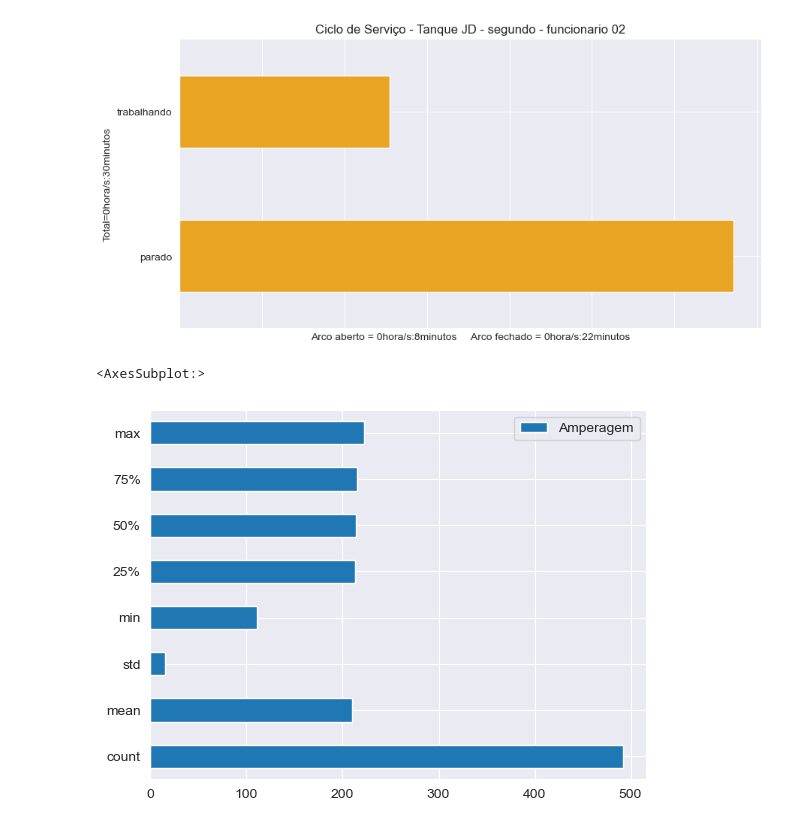
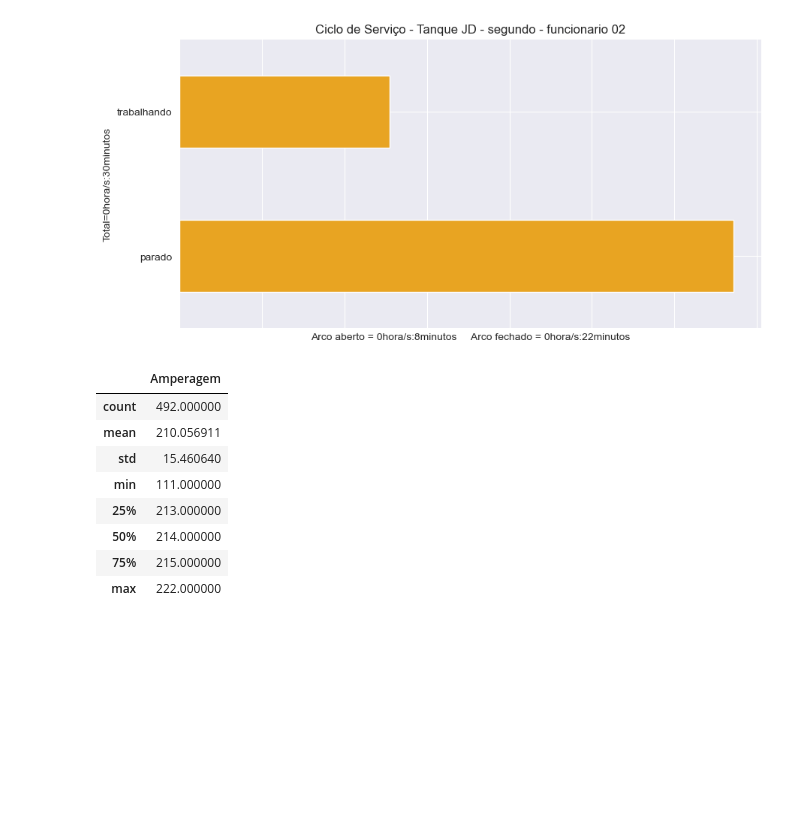
Before and after one commit to Pedrohprado/teste_frame_prometeus, a Jupyter notebook: dfFrame.ipynb, the cells around one changed output. Cells and saved outputs as stored; diff of their text form; code cells hidden in the pictures; blank space fills up the shorter version.

```diff
--- a/dfFrame.ipynb
+++ b/dfFrame.ipynb
@@ -125,9 +133,14 @@ plt.show()
 # %%
 dfjj = df
 dfjj = df.loc[df['Amperagem'] > 108]
-dfdes = dfjj.describe()
+dfjj.describe()
+# %% [output]
+|  | Amperagem |
+| count | 492.000000 |
+| mean | 210.056911 |
+| std | 15.460640 |
+| min | 111.000000 |
+| 25% | 213.000000 |
+| 50% | 214.000000 |
+| 75% | 215.000000 |
+| max | 222.000000 |
-# %%
-dfdes.plot(kind='barh')
-# %% [output]
-<AxesSubplot:>
-[figure, removed]
```
Also changed, not shown: parts of 3 cells of this notebook.
